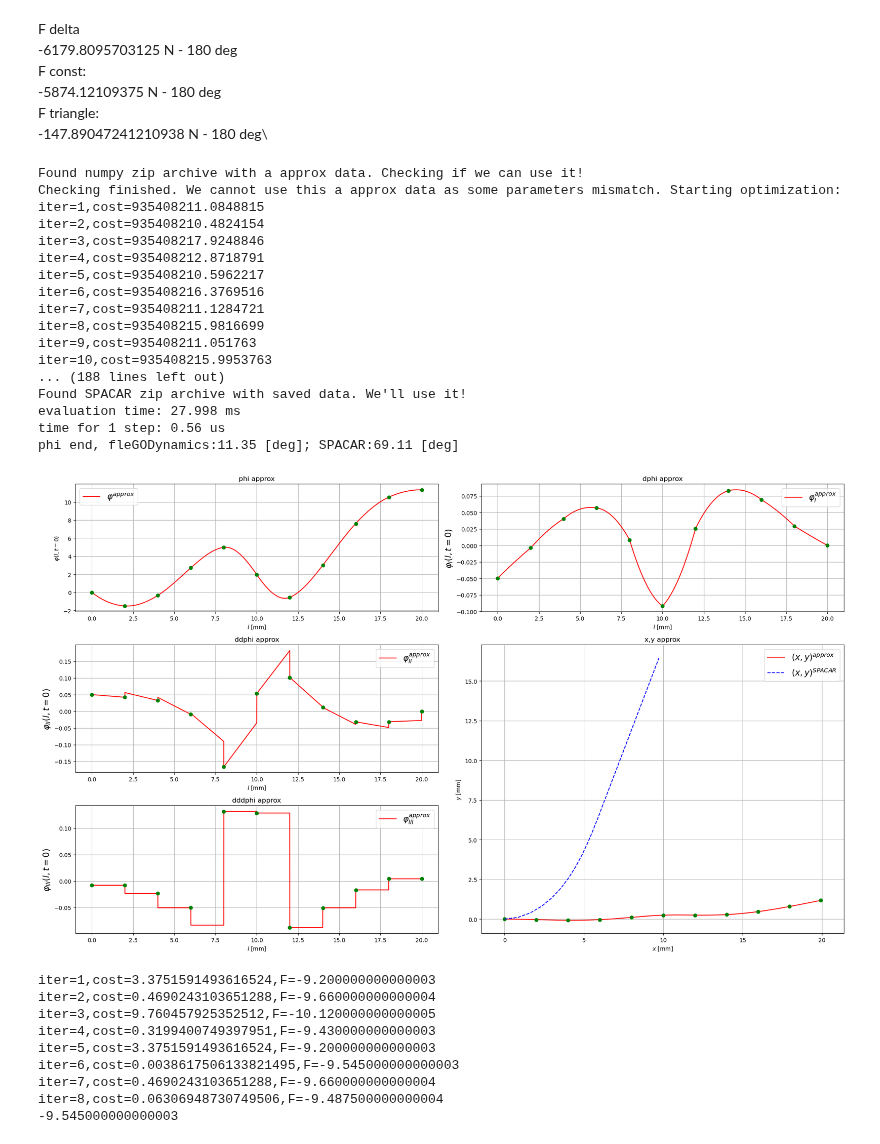
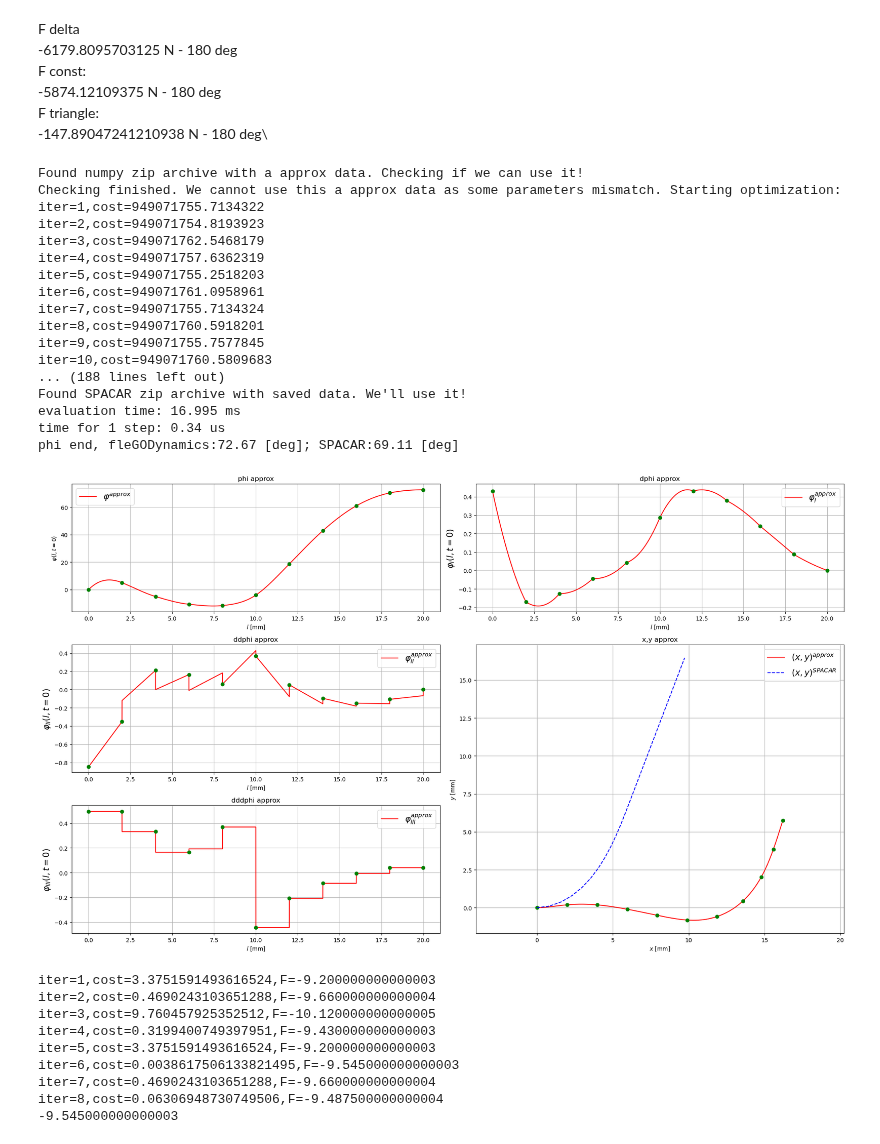
Before and after one commit to dvogureckiy99/dynastatflex, a Jupyter notebook: library_test.ipynb, the cells around one changed output. Cells and saved outputs as stored; diff of their text form; code cells hidden in the pictures.

Commit message:
another const -2 edded but doesn't help

```diff
--- a/library_test.ipynb
+++ b/library_test.ipynb
@@ -76,42 +76,42 @@ F triangle:\
 # %%
 import sys
 import sympy as sm
 import numpy as np
 # del flex_body_instance
-# del sys.modules["fleGODynamics"]
+del sys.modules["fleGODynamics"]
 import fleGODynamics
 flex_beam_instance = fleGODynamics.Flex_beam(L=0.02,E=2.95*1e9,h=0.01,w=0.0005,rho=1270)
 # flex_beam_instance = fleGODynamics.Flex_beam()
 flex_beam_instance.Create_Simulation()
 flex_beam_instance.FEM(Ne=10,disp=False,polynom_deg=3)
 flex_beam_instance.Simulating.Ldivide(steps_per_fe=5000,steps_per_fe4optim=1000,disp=False)
 # Fext = -5874.12109375 # const
 # Fext = -6179.8095703125 # delta
-Fext = [0,300] # triangle -9.545000000000003
+Fext = [0,340] # triangle -9.545000000000003
 Fext_type = 'const'
-widthofFextindl = 0.5 # -1:standart force applying for const
+widthofFextindl = -1 # -1:standart force applying for const
 flex_beam_instance.Simulating.static_preparing(disp=False,Fext_in=Fext,l_Fext=0.01,Fext_type=Fext_type,widthofFextindl=widthofFextindl)
 flex_beam_instance.Simulating.static(flag_compute_a_anyway=1,disp=1,optim_alg=0)
 flex_beam_instance.Simulating.phi_approx(disp=True,der_num=2,SPACAR=True)
 # %% [output]
 Found numpy zip archive with a approx data. Checking if we can use it!
 Checking finished. We cannot use this a approx data as some parameters mismatch. Starting optimization:
-iter=1,cost=935408211.0848815
-iter=2,cost=935408210.4824154
-iter=3,cost=935408217.9248846
-iter=4,cost=935408212.8718791
-iter=5,cost=935408210.5962217
-iter=6,cost=935408216.3769516
-iter=7,cost=935408211.1284721
-iter=8,cost=935408215.9816699
-iter=9,cost=935408211.051763
-iter=10,cost=935408215.9953763
+iter=1,cost=949071755.7134322
+iter=2,cost=949071754.8193923
+iter=3,cost=949071762.5468179
+iter=4,cost=949071757.6362319
+iter=5,cost=949071755.2518203
+iter=6,cost=949071761.0958961
+iter=7,cost=949071755.7134324
+iter=8,cost=949071760.5918201
+iter=9,cost=949071755.7577845
+iter=10,cost=949071760.5809683
 ... (188 lines left out)
 Found SPACAR zip archive with saved data. We'll use it!
-evaluation time: 27.998 ms
-time for 1 step: 0.56 us
-phi end, fleGODynamics:11.35 [deg]; SPACAR:69.11 [deg]
+evaluation time: 16.995 ms
+time for 1 step: 0.34 us
+phi end, fleGODynamics:72.67 [deg]; SPACAR:69.11 [deg]
-[figure, old version]
+[figure, new version]
 # %%
 # finding Force for some angle [grad]
 import scipy as sp
```
Also changed, not shown: 2 other files.
